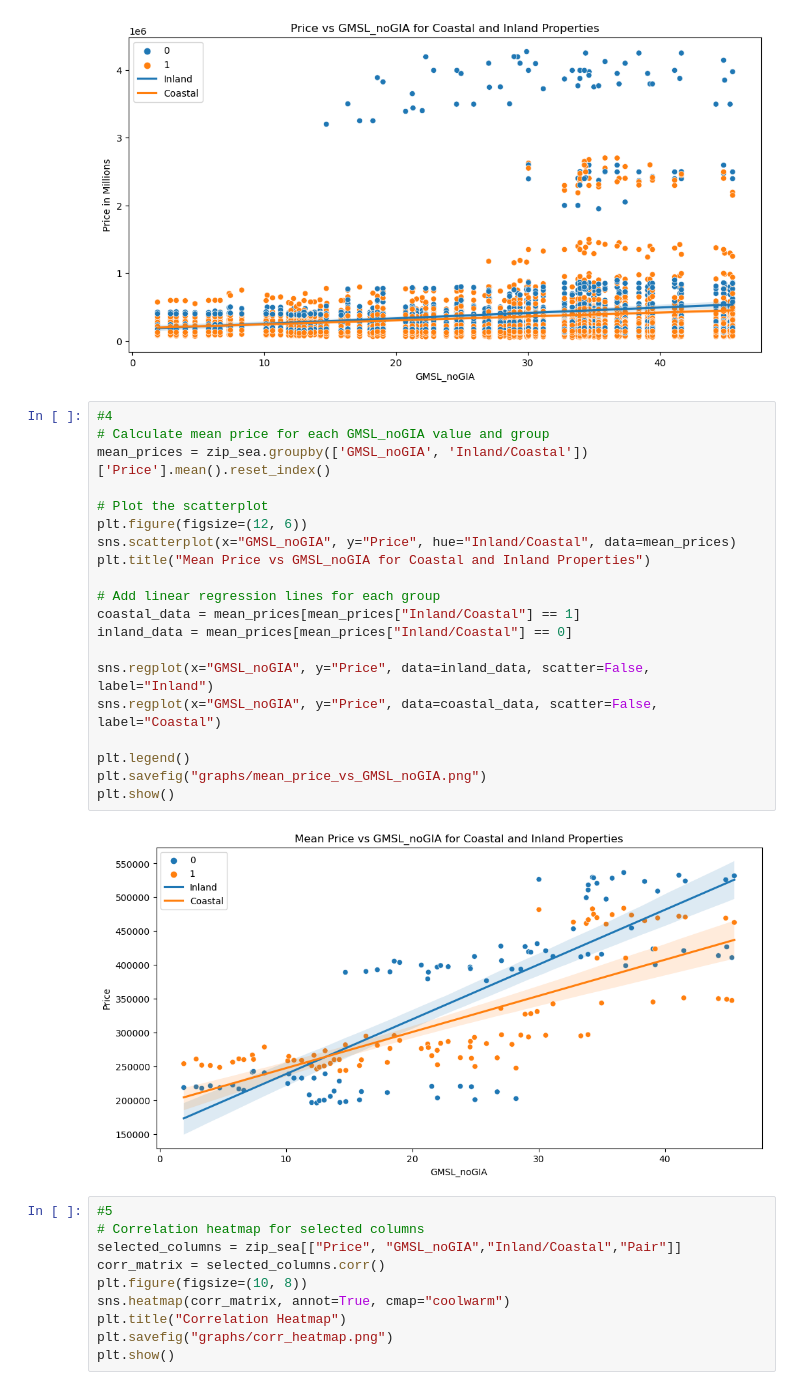
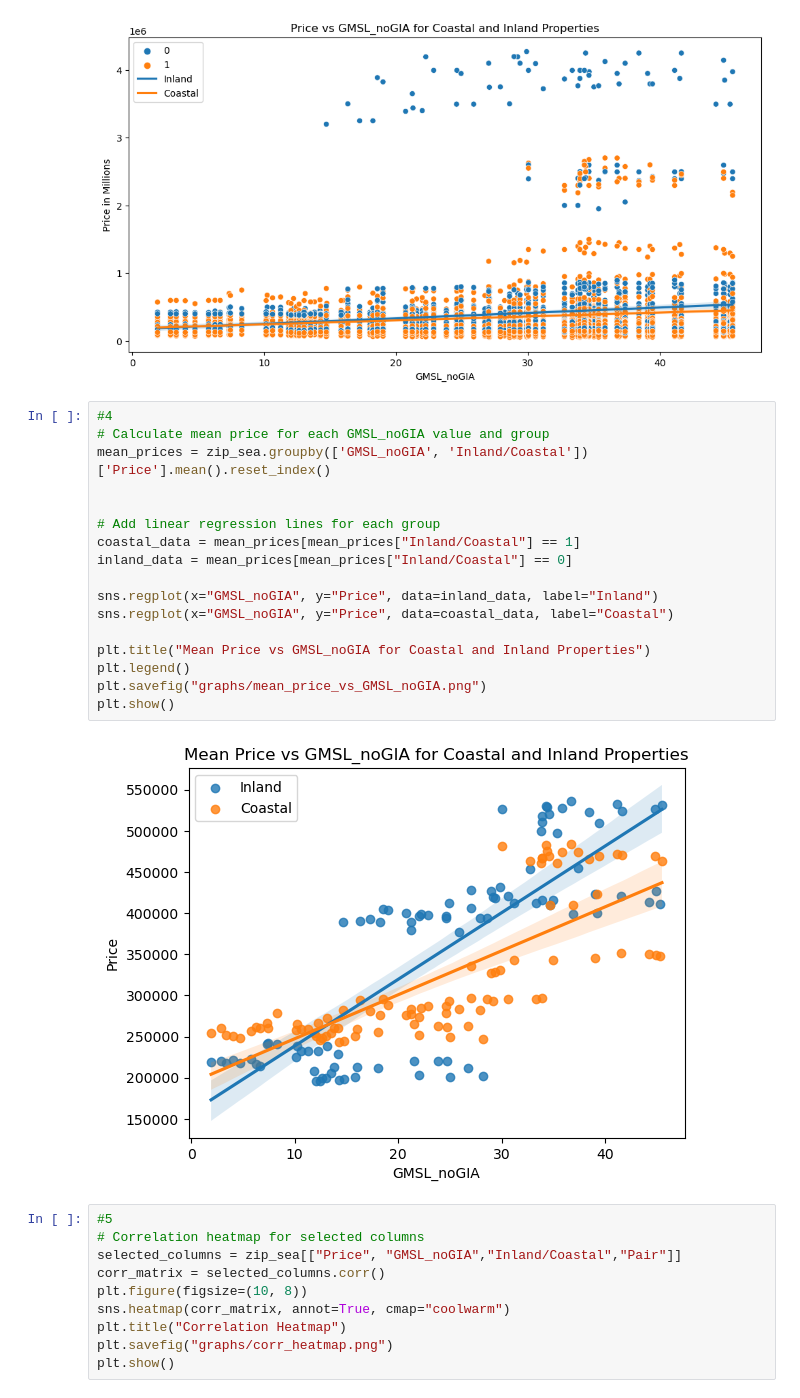
Before and after one commit to WilliamRoth82/BozandtheBozzers, a Jupyter notebook: Visualizations.ipynb, the cells around one changed output. Drawn from its saved outputs; the diff is of its cells as text.

Commit message:
Change Visualizations file

```diff
--- a/Visualizations.ipynb
+++ b/Visualizations.ipynb
@@ -85,25 +69,22 @@ plt.show()
 # %%
 #4
 # Calculate mean price for each GMSL_noGIA value and group
 mean_prices = zip_sea.groupby(['GMSL_noGIA', 'Inland/Coastal'])['Price'].mean().reset_index()
 
-# Plot the scatterplot
-plt.figure(figsize=(12, 6))
-sns.scatterplot(x="GMSL_noGIA", y="Price", hue="Inland/Coastal", data=mean_prices)
-plt.title("Mean Price vs GMSL_noGIA for Coastal and Inland Properties")
 
 # Add linear regression lines for each group
 coastal_data = mean_prices[mean_prices["Inland/Coastal"] == 1]
 inland_data = mean_prices[mean_prices["Inland/Coastal"] == 0]
 
-sns.regplot(x="GMSL_noGIA", y="Price", data=inland_data, scatter=False, label="Inland")
-sns.regplot(x="GMSL_noGIA", y="Price", data=coastal_data, scatter=False, label="Coastal")
+sns.regplot(x="GMSL_noGIA", y="Price", data=inland_data, label="Inland")
+sns.regplot(x="GMSL_noGIA", y="Price", data=coastal_data, label="Coastal")
 
+plt.title("Mean Price vs GMSL_noGIA for Coastal and Inland Properties")
 plt.legend()
 plt.savefig("graphs/mean_price_vs_GMSL_noGIA.png")
 plt.show()
 # %% [output]
-[figure, old version]
+[figure, new version]
 # %%
 #5
 # Correlation heatmap for selected columns
```
Also changed, not shown: parts of 4 cells of this notebook, 3 other files.
